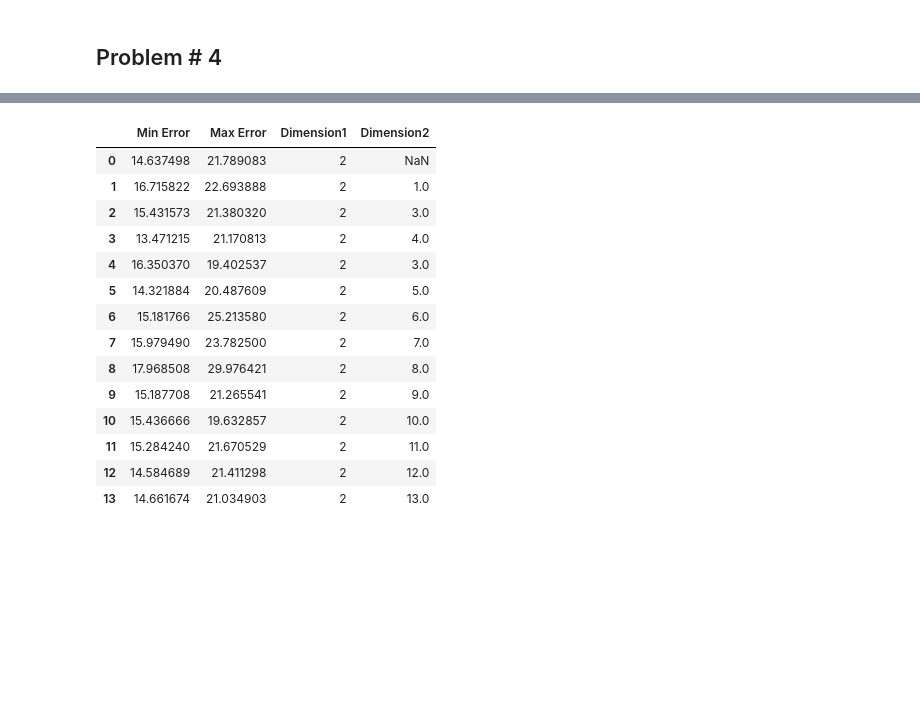
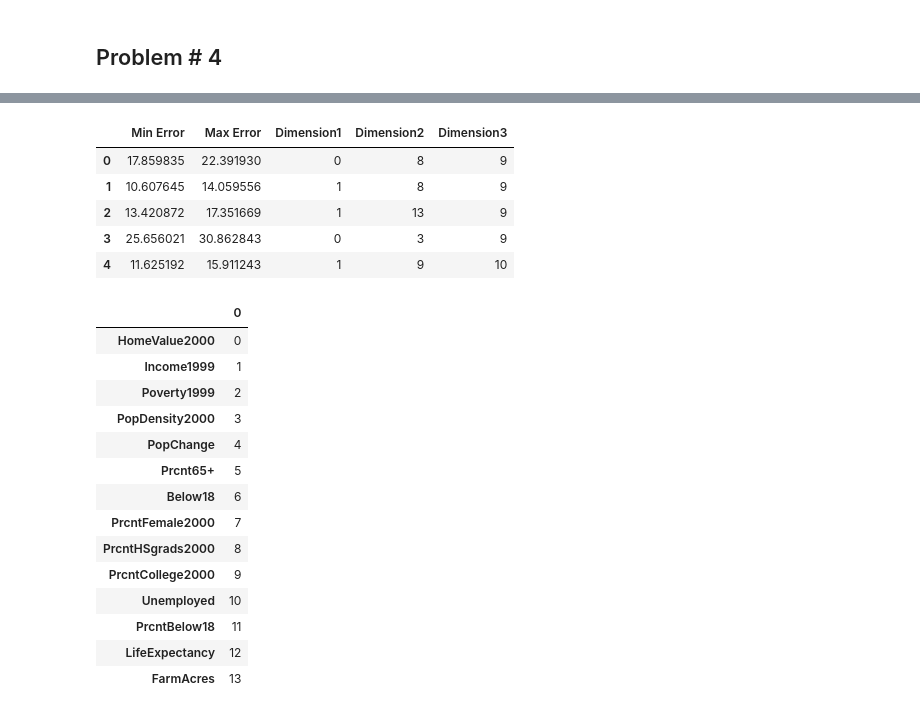
Before and after one commit to dashapyly/MIT-6.00SC-Introduction-to-Programming, a Jupyter notebook: problem_set_10_Clustering/problem_set_10_Clustering.ipynb, the cells around one changed output, grey strips where cells are left out. Drawn from its saved outputs; the diff is of its cells as text; code cells hidden in the pictures; blank space fills up the shorter version.

```diff
--- a/problem_set_10_Clustering/problem_set_10_Clustering.ipynb
+++ b/problem_set_10_Clustering/problem_set_10_Clustering.ipynb
@@ -561,4 +561,5 @@ min_errors = []
 max_errors = []
 dimension1s = []
 dimension2s = []
+dimension3s = []
 # %%
@@ -640,20 +642,29 @@ Total Number of iterations = 5 Max Diameter = 0.48664018766710126
 # %%
-all_fits = {'Min Error': min_errors, 'Max Error': max_errors, 'Dimension1': dimension1s, 'Dimension2': dimension2s}
+all_fits = {'Min Error': min_errors, 'Max Error': max_errors, 'Dimension1': dimension1s, 'Dimension2': dimension2s, 'Dimension3': dimension3s}
 
 pd.DataFrame(all_fits)
 # %% [output]
-|  | Min Error | Max Error | Dimension1 | Dimension2 |
-| 0 | 14.637498 | 21.789083 | 2 | NaN |
-| 1 | 16.715822 | 22.693888 | 2 | 1.0 |
-| 2 | 15.431573 | 21.380320 | 2 | 3.0 |
-| 3 | 13.471215 | 21.170813 | 2 | 4.0 |
-| 4 | 16.350370 | 19.402537 | 2 | 3.0 |
-| 5 | 14.321884 | 20.487609 | 2 | 5.0 |
-| 6 | 15.181766 | 25.213580 | 2 | 6.0 |
-| 7 | 15.979490 | 23.782500 | 2 | 7.0 |
-| 8 | 17.968508 | 29.976421 | 2 | 8.0 |
-| 9 | 15.187708 | 21.265541 | 2 | 9.0 |
-| 10 | 15.436666 | 19.632857 | 2 | 10.0 |
-| 11 | 15.284240 | 21.670529 | 2 | 11.0 |
-| 12 | 14.584689 | 21.411298 | 2 | 12.0 |
-| 13 | 14.661674 | 21.034903 | 2 | 13.0 |
+|  | Min Error | Max Error | Dimension1 | Dimension2 | Dimension3 |
+| 0 | 17.859835 | 22.391930 | 0 | 8 | 9 |
+| 1 | 10.607645 | 14.059556 | 1 | 8 | 9 |
+| 2 | 13.420872 | 17.351669 | 1 | 13 | 9 |
+| 3 | 25.656021 | 30.862843 | 0 | 3 | 9 |
+| 4 | 11.625192 | 15.911243 | 1 | 9 | 10 |
+# %%
+points[0].getAttrNames()
+# %% [output]
+|  | 0 |
+| HomeValue2000 | 0 |
+| Income1999 | 1 |
+| Poverty1999 | 2 |
+| PopDensity2000 | 3 |
+| PopChange | 4 |
+| Prcnt65+ | 5 |
+| Below18 | 6 |
+| PrcntFemale2000 | 7 |
+| PrcntHSgrads2000 | 8 |
+| PrcntCollege2000 | 9 |
+| Unemployed | 10 |
+| PrcntBelow18 | 11 |
+| LifeExpectancy | 12 |
+| FarmAcres | 13 |
```
Also changed, not shown: parts of 4 cells of this notebook.
